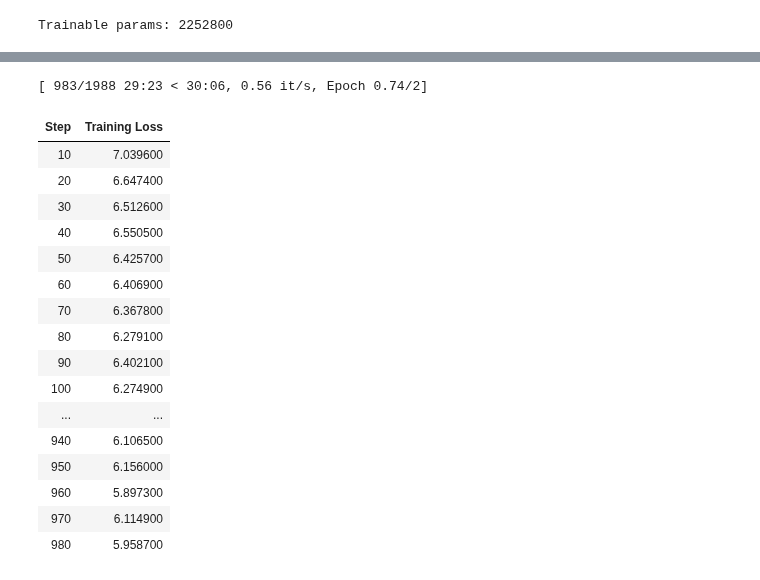
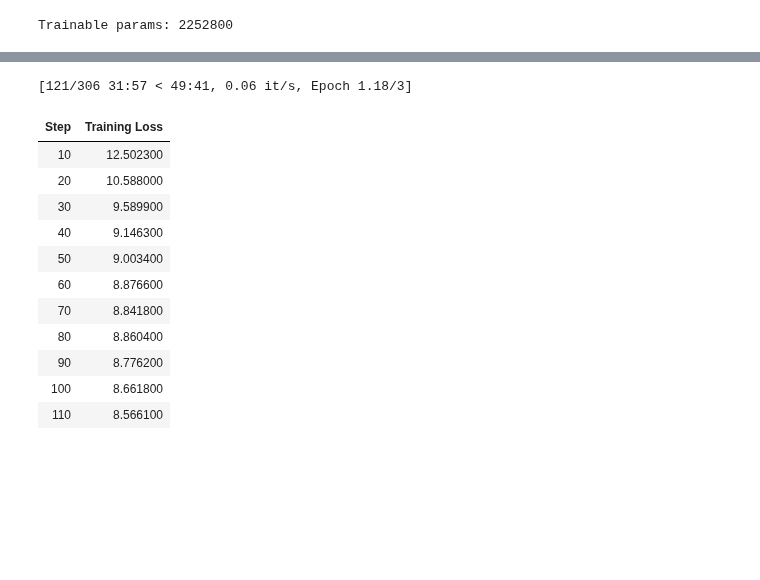
Before and after one commit to mahb97/Wake2vec, a Jupyter notebook: token_injection_and_init.ipynb, the cells around one changed output, grey strips where cells are left out. Saved outputs shown, nothing was run; the diff lists cells and outputs as text; code cells hidden in the pictures; blank space fills up the shorter version.

```diff
--- a/token_injection_and_init.ipynb
+++ b/token_injection_and_init.ipynb
@@ -123,36 +157,41 @@ Trainable params: 2252800
 fw_path = None
 try:
     from google.colab import files
-    uploaded = files.upload()  # finnegans_wake.txt
+    uploaded = files.upload()
     fw_path = list(uploaded.keys())[0]
 except Exception:
     fw_path = "/content/finnegans_wake.txt"
 
+import re, unicodedata, random
+from datasets import Dataset
+from transformers import DataCollatorForLanguageModeling
+
 fw = Path(fw_path).read_text(encoding="utf-8", errors="ignore")
 fw = unicodedata.normalize("NFC", fw).replace("\r\n","\n").replace("\r","\n")
 
-lines = [ln.strip() for ln in fw.split("\n") if ln.strip()]
-lc_terms = {t.lower() for t in new_terms if len(t) <= 40}
+paras = [p.strip() for p in re.split(r"\n\s*\n", fw) if p.strip()]
+probe_terms = {t.lower() for t in new_terms if len(t) <= 40}
 
-hits = []
-for ln in lines:
-    lcln = ln.lower()
-    if any(t in lcln for t in lc_terms):
-        hits.append(ln)
+hit_idxs = [i for i,p in enumerate(paras) if any(t in p.lower() for t in probe_terms)]
 
-# If too few matches top up with random lines
-if len(hits) < 200:
-    import random
-    print("Few direct matches — topping up random lines.")
-    hits += random.sample(lines, k=min(2000, len(lines)))
+windows = []
+RADIUS = 2
+for i in hit_idxs:
+    start = max(0, i - RADIUS)
+    end   = min(len(paras), i + RADIUS + 1)
+    windows.append(" ".join(paras[start:end]))
 
-print("Training lines:", len(hits))
+windows = list(dict.fromkeys(windows))
+random.shuffle(windows)
+if len(windows) < 200:
+    windows += random.sample(paras, k=min(2000, len(paras)))
 
-ds = Dataset.from_dict({"text": hits})
+print("Wake-saturated windows:", len(windows))
 
+# Tokenise for LM training
+ds = Dataset.from_dict({"text": windows})
 def tok_fn(batch):
     return tok(batch["text"], truncation=True, max_length=512)
-
 ds_tok = ds.map(tok_fn, batched=True, remove_columns=["text"])
 collator = DataCollatorForLanguageModeling(tokenizer=tok, mlm=False)
 # %% [output]
@@ -162,40 +201,35 @@ Training lines: 21212
 # %%
 args = TrainingArguments(
     output_dir="/content/Wake2vec_adapter",
     per_device_train_batch_size=2,
     gradient_accumulation_steps=8,
     learning_rate=5e-4,          # slightly higher: few params are moving
-    num_train_epochs=1.5,         # quick pass; can raise to 2–3
+    num_train_epochs=3,
     bf16=torch.cuda.is_available(),
     logging_steps=10,
     save_steps=500,
     save_total_limit=1,
     report_to=[]
 )
 trainer = Trainer(model=model, args=args, train_dataset=ds_tok, data_collator=collator)
 trainer.train()
 trainer.save_model("/content/Wake2vec_adapter/final")
 tok.save_pretrained("/content/Wake2vec_adapter/final_tok")
 print("Saved to /content/Wake2vec_adapter")
 # %% [output]
-[ 983/1988 29:23 < 30:06, 0.56 it/s, Epoch 0.74/2]
+[121/306 31:57 < 49:41, 0.06 it/s, Epoch 1.18/3]
 | Step | Training Loss |
-| 10 | 7.039600 |
-| 20 | 6.647400 |
-| 30 | 6.512600 |
-| 40 | 6.550500 |
-| 50 | 6.425700 |
-| 60 | 6.406900 |
-| 70 | 6.367800 |
-| 80 | 6.279100 |
-| 90 | 6.402100 |
-| 100 | 6.274900 |
-| ... | ... |
-| 940 | 6.106500 |
-| 950 | 6.156000 |
-| 960 | 5.897300 |
-| 970 | 6.114900 |
-| 980 | 5.958700 |
+| 10 | 12.502300 |
+| 20 | 10.588000 |
+| 30 | 9.589900 |
+| 40 | 9.146300 |
+| 50 | 9.003400 |
+| 60 | 8.876600 |
+| 70 | 8.841800 |
+| 80 | 8.860400 |
+| 90 | 8.776200 |
+| 100 | 8.661800 |
+| 110 | 8.566100 |
 # %%
 from sklearn.metrics.pairwise import cosine_similarity
 import umap
```
Also changed, not shown: parts of 9 cells of this notebook.
